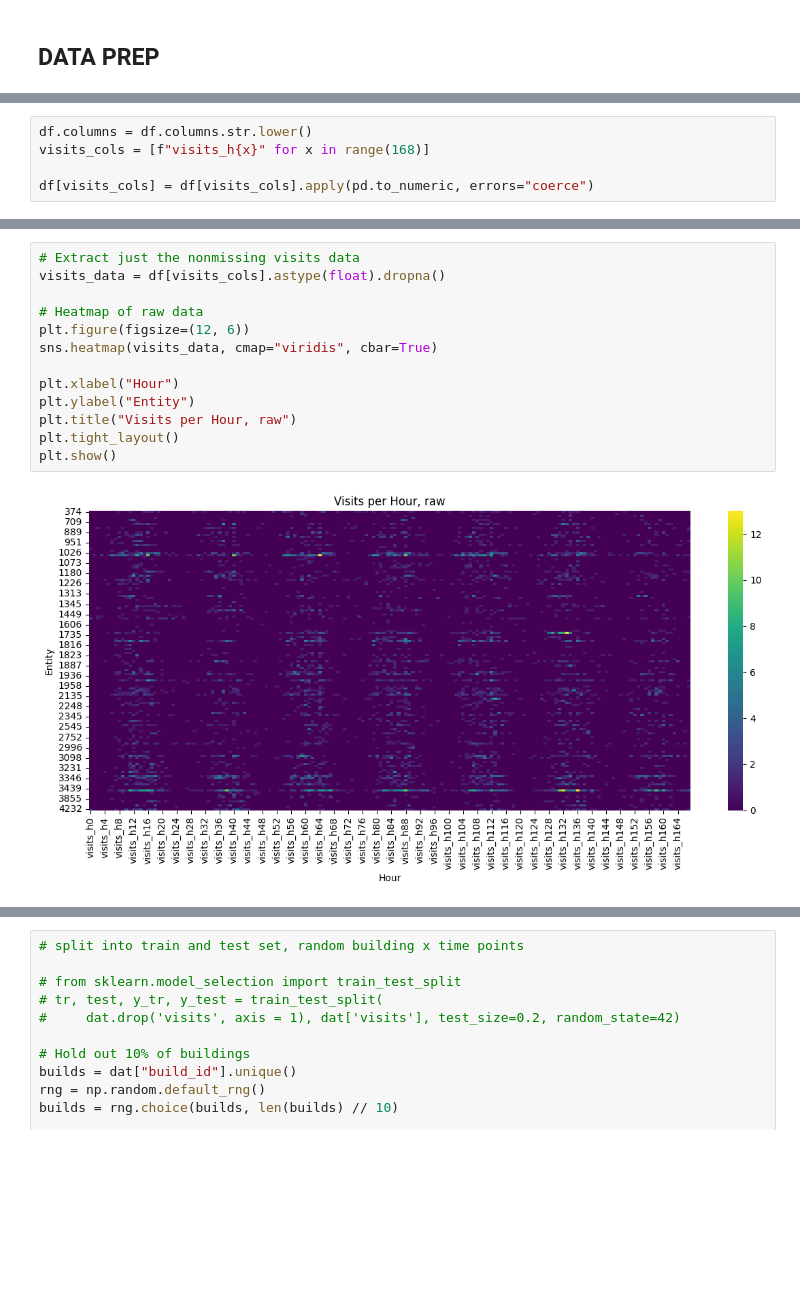
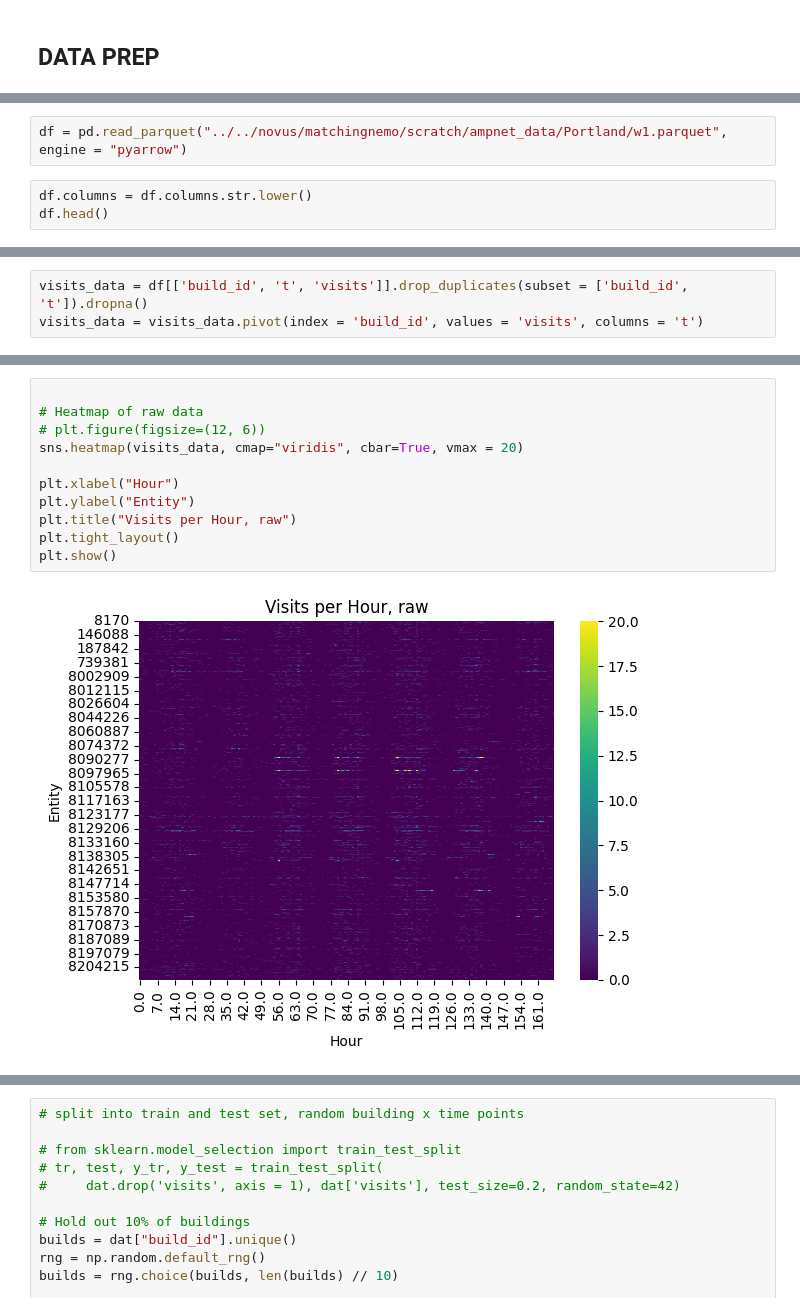
Before and after one commit to BenjaminDalziel/ampnet, a Jupyter notebook: code/small_nn.ipynb, the cells around one changed output, grey strips where cells are left out. Drawn from its saved outputs; the diff is of its cells as text; blank space fills up the shorter version.

Commit message:
stash to go to fix safegraph data pipeline first

```diff
--- a/code/small_nn.ipynb
+++ b/code/small_nn.ipynb
@@ -22,5 +22,5 @@ df = pd.read_csv("../data/newport_raw.csv", dtype=str)
+# %%
+df = pd.read_parquet("../../novus/matchingnemo/scratch/ampnet_data/Portland/w1.parquet", engine = "pyarrow")
 # %%
 df.columns = df.columns.str.lower()
-visits_cols = [f"visits_h{x}" for x in range(168)]
-
-df[visits_cols] = df[visits_cols].apply(pd.to_numeric, errors="coerce")
+df.head()
@@ -26,0 +34,3 @@ df[visits_cols] = df[visits_cols].apply(pd.to_numeric, errors="coerce")
+# %%
+visits_data = df[['build_id', 't', 'visits']].drop_duplicates(subset = ['build_id', 't']).dropna()
+visits_data = visits_data.pivot(index = 'build_id', values = 'visits', columns = 't')
@@ -27,16 +49,14 @@ df[visits_cols] = df[visits_cols].apply(pd.to_numeric, errors="coerce")
 # %%
-# Extract just the nonmissing visits data
-visits_data = df[visits_cols].astype(float).dropna()
 
 # Heatmap of raw data
-plt.figure(figsize=(12, 6))
-sns.heatmap(visits_data, cmap="viridis", cbar=True)
+# plt.figure(figsize=(12, 6))
+sns.heatmap(visits_data, cmap="viridis", cbar=True, vmax = 20)
 
 plt.xlabel("Hour")
 plt.ylabel("Entity")
 plt.title("Visits per Hour, raw")
 plt.tight_layout()
 plt.show()
 # %% [output]
-[figure, old version]
+[figure, new version]
 # %%
```
Also changed, not shown: parts of 19 cells of this notebook, 2 other files.
